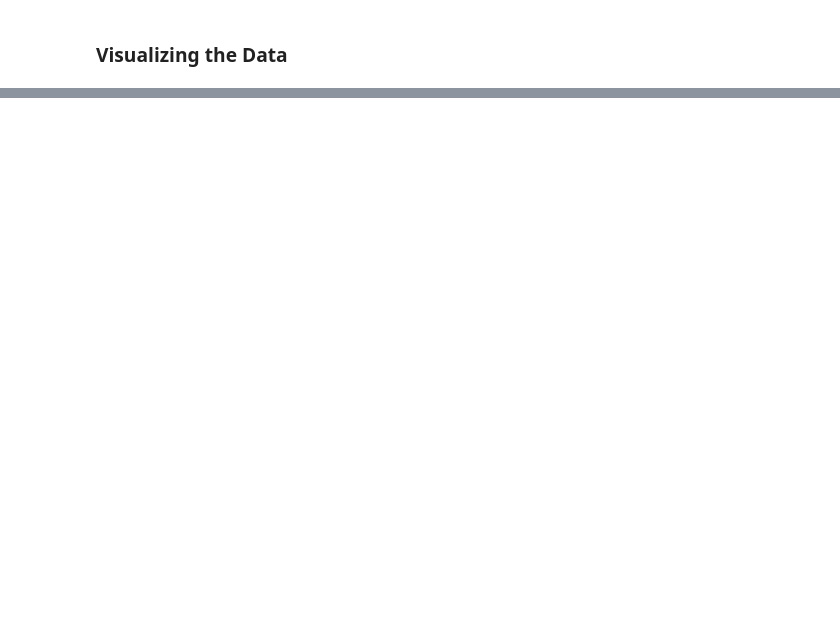
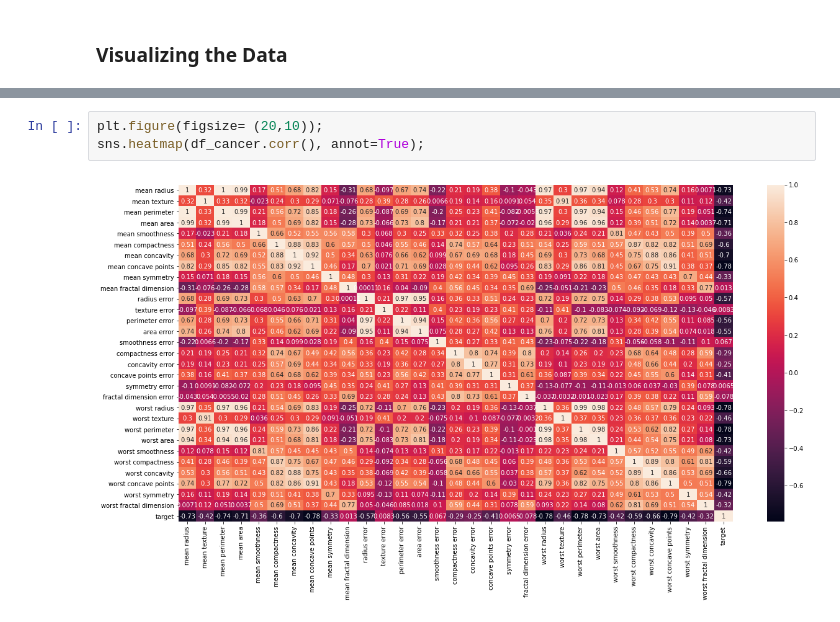
Before and after one commit to rigole/ml-projects, a Jupyter notebook: Breast-Cancer-Classification/breast.ipynb, the cells around one changed output, grey strips where cells are left out. Saved outputs shown, nothing was run; the diff lists cells and outputs as text; blank space fills up the shorter version.

```diff
--- a/Breast-Cancer-Classification/breast.ipynb
+++ b/Breast-Cancer-Classification/breast.ipynb
@@ -138,0 +166,5 @@ df_cancer
+# %%
+plt.figure(figsize= (20,10));
+sns.heatmap(df_cancer.corr(), annot=True);
+# %% [output]
+[figure, added]
```
Also changed, not shown: parts of 5 cells of this notebook.
